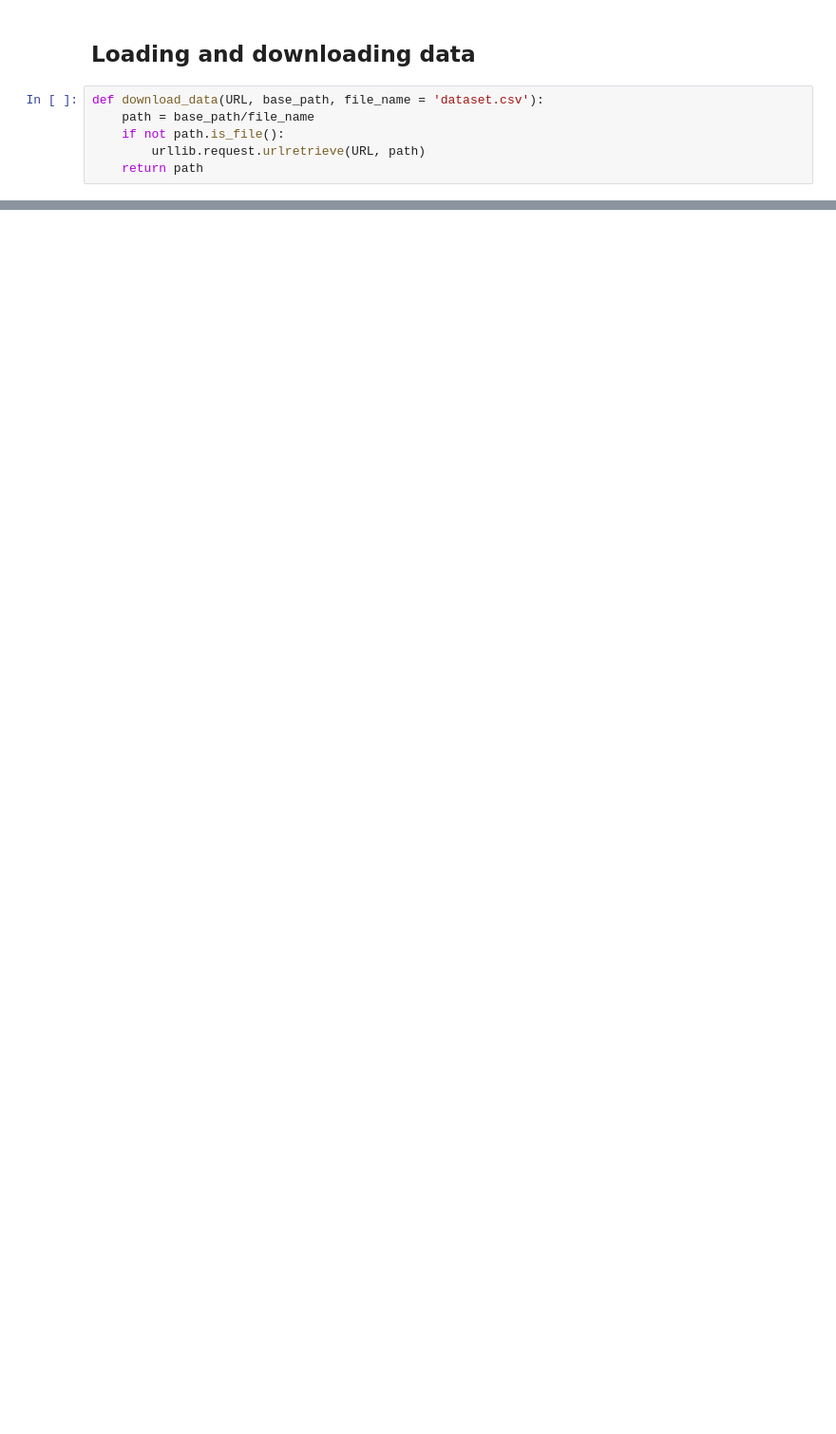
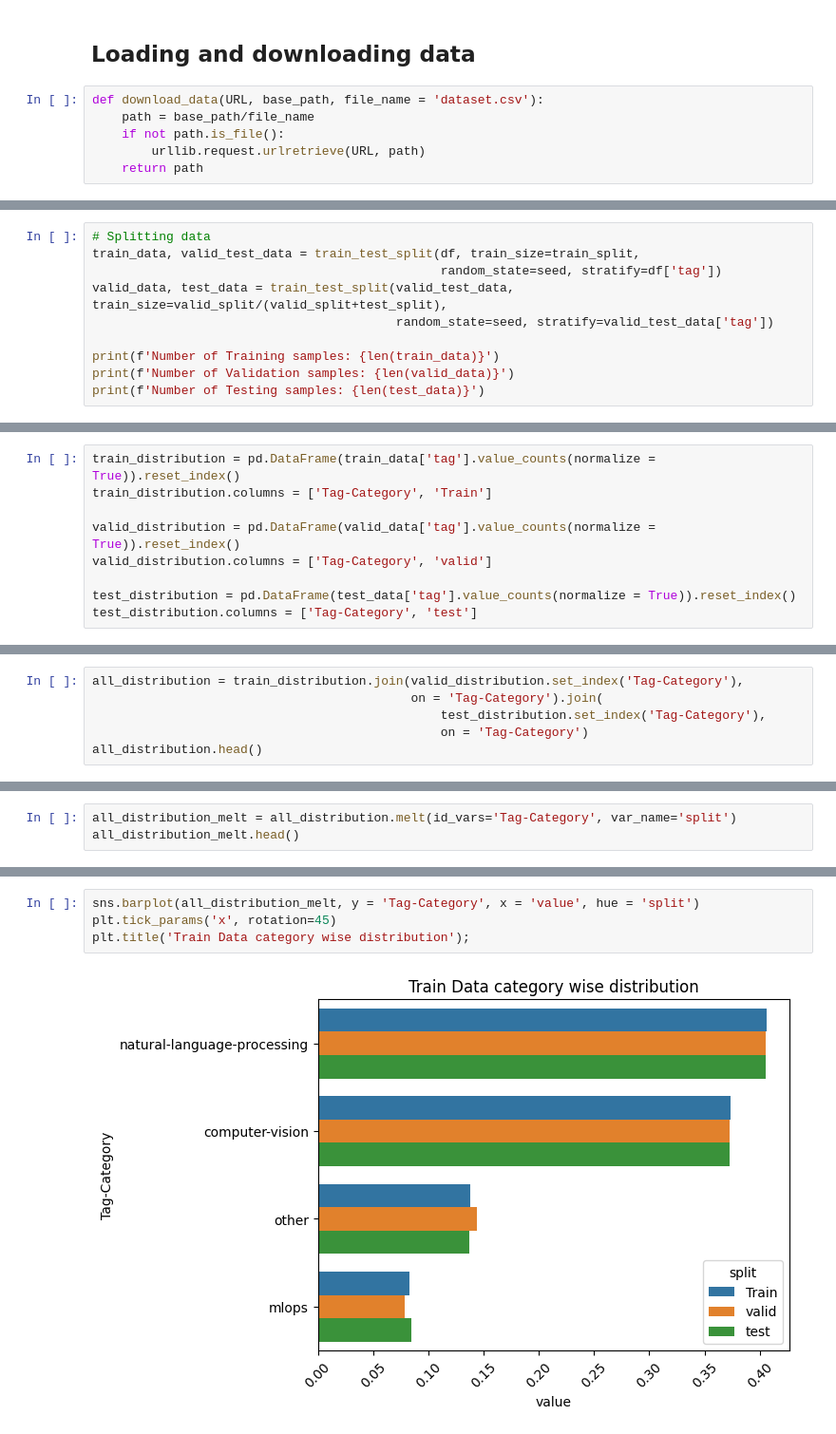
Before and after one commit to AniTho/Made-With-ML, a Jupyter notebook: notebook/1_data_processing.ipynb, the cells around one changed output, grey strips where cells are left out. Shown at 95% size. Drawn from its saved outputs; the diff is of its cells as text; blank space fills up the shorter version.

Commit message:
Added code for stratified split

```diff
--- a/notebook/1_data_processing.ipynb
+++ b/notebook/1_data_processing.ipynb
@@ -40,0 +63,10 @@ df.head()
+# %%
+# Splitting data
+train_data, valid_test_data = train_test_split(df, train_size=train_split,
+                                               random_state=seed, stratify=df['tag'])
+valid_data, test_data = train_test_split(valid_test_data, train_size=valid_split/(valid_split+test_split),
+                                         random_state=seed, stratify=valid_test_data['tag'])
+
+print(f'Number of Training samples: {len(train_data)}')
+print(f'Number of Validation samples: {len(valid_data)}')
+print(f'Number of Testing samples: {len(test_data)}')
@@ -40,0 +79,9 @@ df.head()
+# %%
+train_distribution = pd.DataFrame(train_data['tag'].value_counts(normalize = True)).reset_index()
+train_distribution.columns = ['Tag-Category', 'Train']
+
+valid_distribution = pd.DataFrame(valid_data['tag'].value_counts(normalize = True)).reset_index()
+valid_distribution.columns = ['Tag-Category', 'valid']
+
+test_distribution = pd.DataFrame(test_data['tag'].value_counts(normalize = True)).reset_index()
+test_distribution.columns = ['Tag-Category', 'test']
@@ -40,0 +96,6 @@ df.head()
+# %%
+all_distribution = train_distribution.join(valid_distribution.set_index('Tag-Category'),
+                                           on = 'Tag-Category').join(
+                                               test_distribution.set_index('Tag-Category'),
+                                               on = 'Tag-Category')
+all_distribution.head()
@@ -40,0 +108,3 @@ df.head()
+# %%
+all_distribution_melt = all_distribution.melt(id_vars='Tag-Category', var_name='split')
+all_distribution_melt.head()
@@ -40,0 +118,6 @@ df.head()
+# %%
+sns.barplot(all_distribution_melt, y = 'Tag-Category', x = 'value', hue = 'split')
+plt.tick_params('x', rotation=45)
+plt.title('Train Data category wise distribution');
+# %% [output]
+[figure, added]
```
Also changed, not shown: parts of 9 cells of this notebook.
